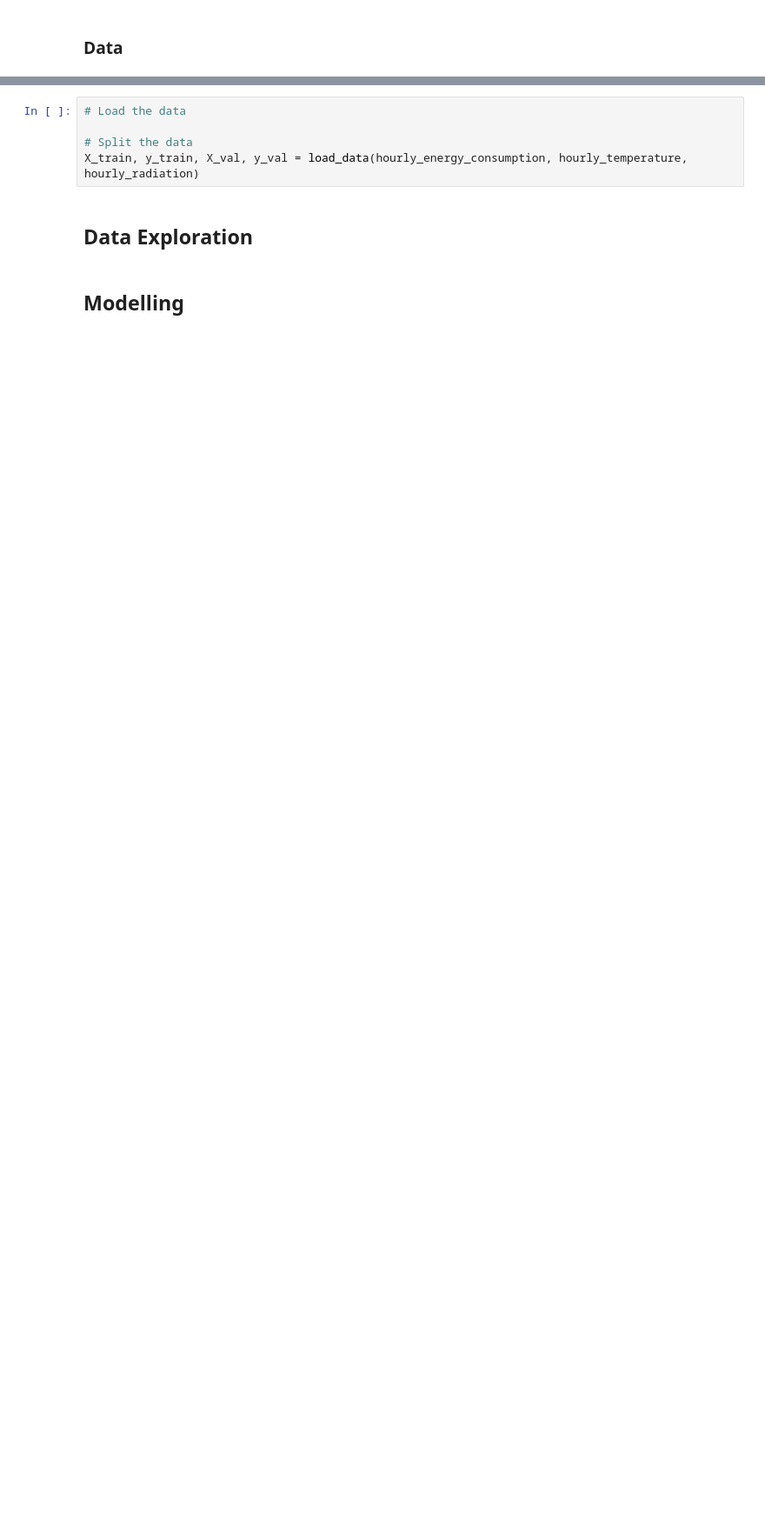
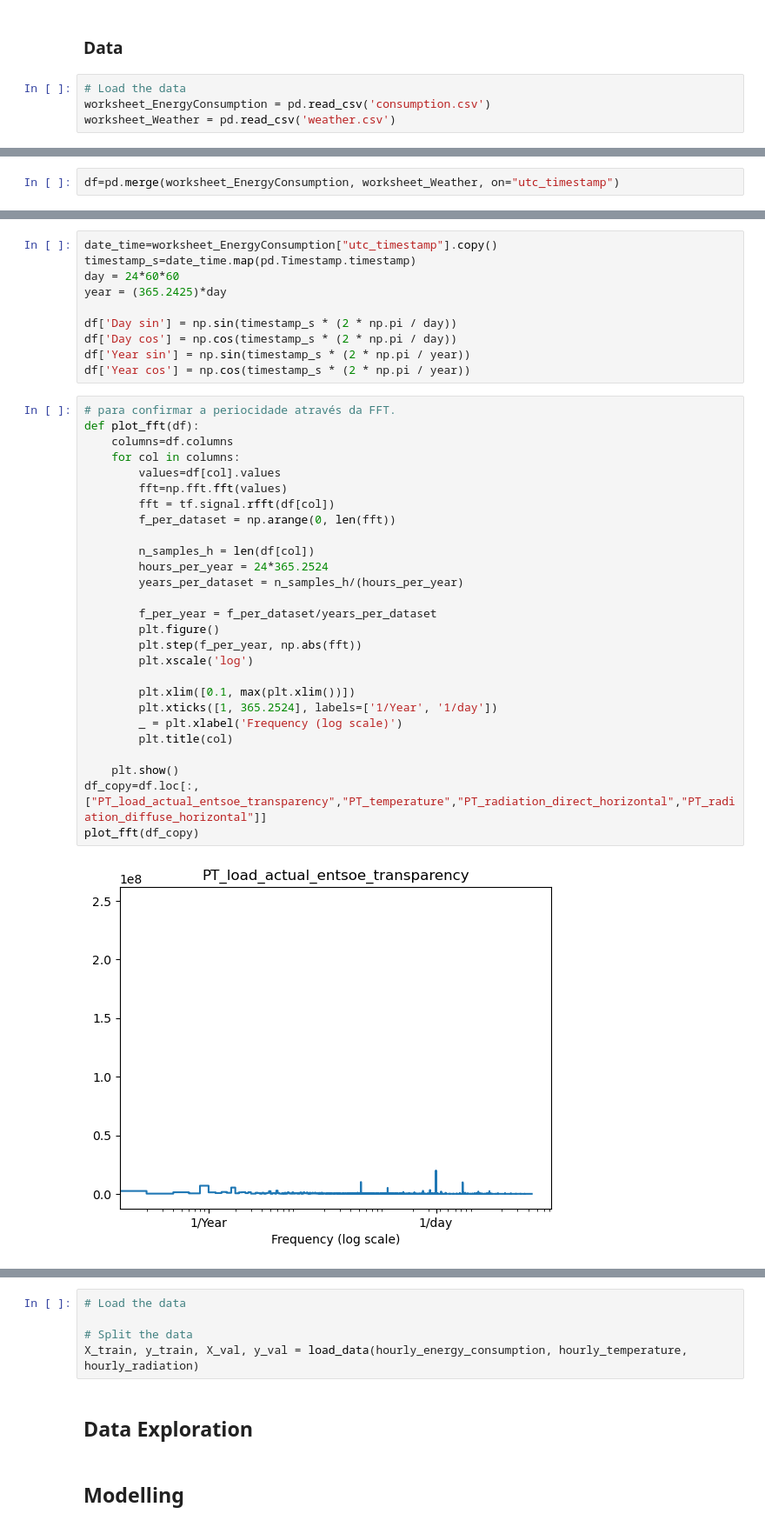
Before and after one commit to TuskenRaiderrJCS/DLNN_Group_Project, a Jupyter notebook: DLNN.ipynb, the cells around one changed output, grey strips where cells are left out. Shown: that part at 87% size. Saved outputs shown, nothing was run; the diff lists cells and outputs as text; blank space fills up the shorter version.

Commit message:
Timestamps into usable periodicity signals

```diff
--- a/DLNN.ipynb
+++ b/DLNN.ipynb
@@ -31,2 +35,6 @@ from kerastuner.engine.hyperparameters import HyperParameters
 # %% [markdown]
 ### Data
+# %%
+# Load the data
+worksheet_EnergyConsumption = pd.read_csv('consumption.csv')
+worksheet_Weather = pd.read_csv('weather.csv')
@@ -32,0 +95,2 @@ from kerastuner.engine.hyperparameters import HyperParameters
+# %%
+df=pd.merge(worksheet_EnergyConsumption, worksheet_Weather, on="utc_timestamp")
@@ -32,0 +113,39 @@ from kerastuner.engine.hyperparameters import HyperParameters
+# %%
+date_time=worksheet_EnergyConsumption["utc_timestamp"].copy()
+timestamp_s=date_time.map(pd.Timestamp.timestamp)
+day = 24*60*60
+year = (365.2425)*day
+
+df['Day sin'] = np.sin(timestamp_s * (2 * np.pi / day))
+df['Day cos'] = np.cos(timestamp_s * (2 * np.pi / day))
+df['Year sin'] = np.sin(timestamp_s * (2 * np.pi / year))
+df['Year cos'] = np.cos(timestamp_s * (2 * np.pi / year))
+# %%
+# para confirmar a periocidade através da FFT.
+def plot_fft(df):
+    columns=df.columns
+    for col in columns:
+        values=df[col].values
+        fft=np.fft.fft(values)
+        fft = tf.signal.rfft(df[col])
+        f_per_dataset = np.arange(0, len(fft))
+
+        n_samples_h = len(df[col])
+        hours_per_year = 24*365.2524
+        years_per_dataset = n_samples_h/(hours_per_year)
+
+        f_per_year = f_per_dataset/years_per_dataset
+        plt.figure()
+        plt.step(f_per_year, np.abs(fft))
+        plt.xscale('log')
+
+        plt.xlim([0.1, max(plt.xlim())])
+        plt.xticks([1, 365.2524], labels=['1/Year', '1/day'])
+        _ = plt.xlabel('Frequency (log scale)')
+        plt.title(col)
+
+    plt.show()
+df_copy=df.loc[:,["PT_load_actual_entsoe_transparency","PT_temperature","PT_radiation_direct_horizontal","PT_radiation_diffuse_horizontal"]]
+plot_fft(df_copy)
+# %% [output]
+[figure, added]
```
Also changed, not shown: parts of 9 cells of this notebook.
